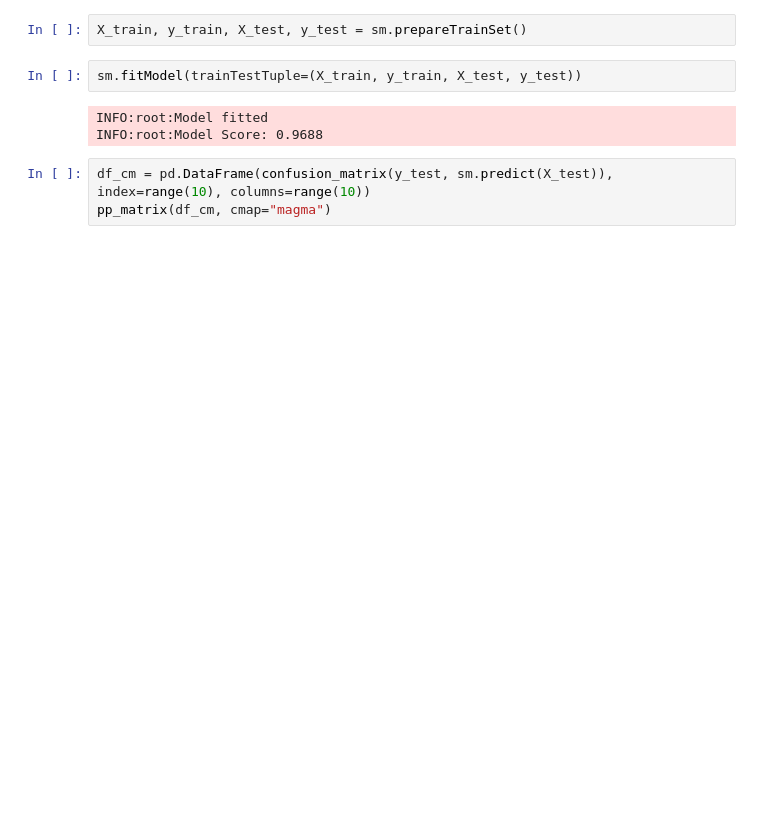
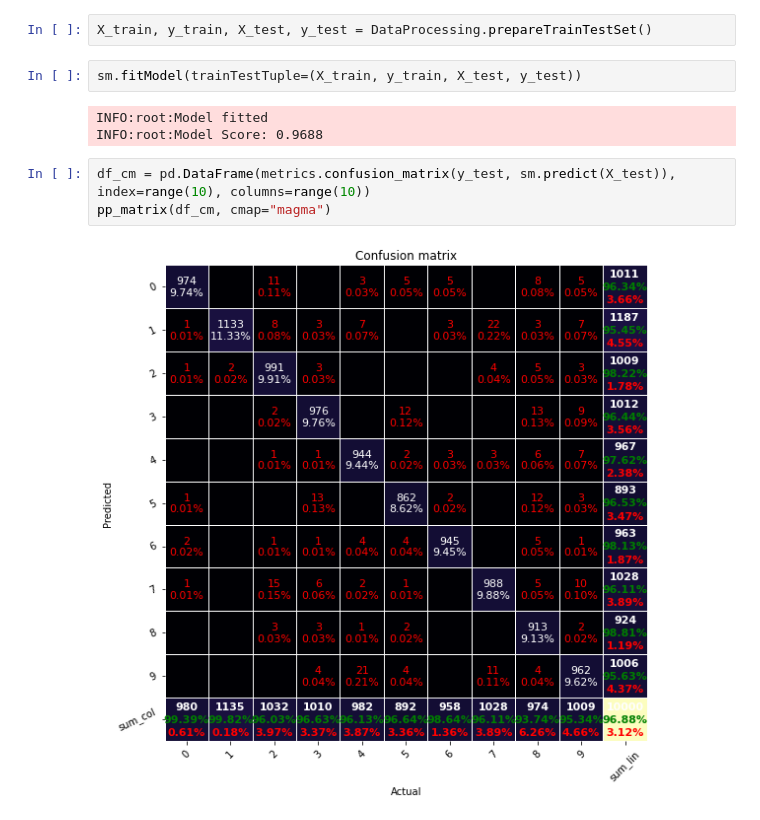
Before and after one commit to karolcieply/Mathematical-Equation-Solver, a Jupyter notebook: solver/model/modelStats.ipynb, the cells around one changed output. Drawn from its saved outputs; the diff is of its cells as text; blank space fills up the shorter version.

Commit message:
ADD: data processing class

```diff
--- a/solver/model/modelStats.ipynb
+++ b/solver/model/modelStats.ipynb
@@ -9,12 +8,14 @@ sm.createModel()
 # %% [output]
 INFO:root:Model Created
 # %%
-X_train, y_train, X_test, y_test = sm.prepareTrainSet()
+X_train, y_train, X_test, y_test = DataProcessing.prepareTrainTestSet()
 # %%
 sm.fitModel(trainTestTuple=(X_train, y_train, X_test, y_test))
 # %% [output]
 INFO:root:Model fitted
 INFO:root:Model Score: 0.9688
 # %%
-df_cm = pd.DataFrame(confusion_matrix(y_test, sm.predict(X_test)), index=range(10), columns=range(10))
+df_cm = pd.DataFrame(metrics.confusion_matrix(y_test, sm.predict(X_test)), index=range(10), columns=range(10))
 pp_matrix(df_cm, cmap="magma")
+# %% [output]
+[figure, added]
```
Also changed, not shown: parts of 3 cells of this notebook, 1 other file.
